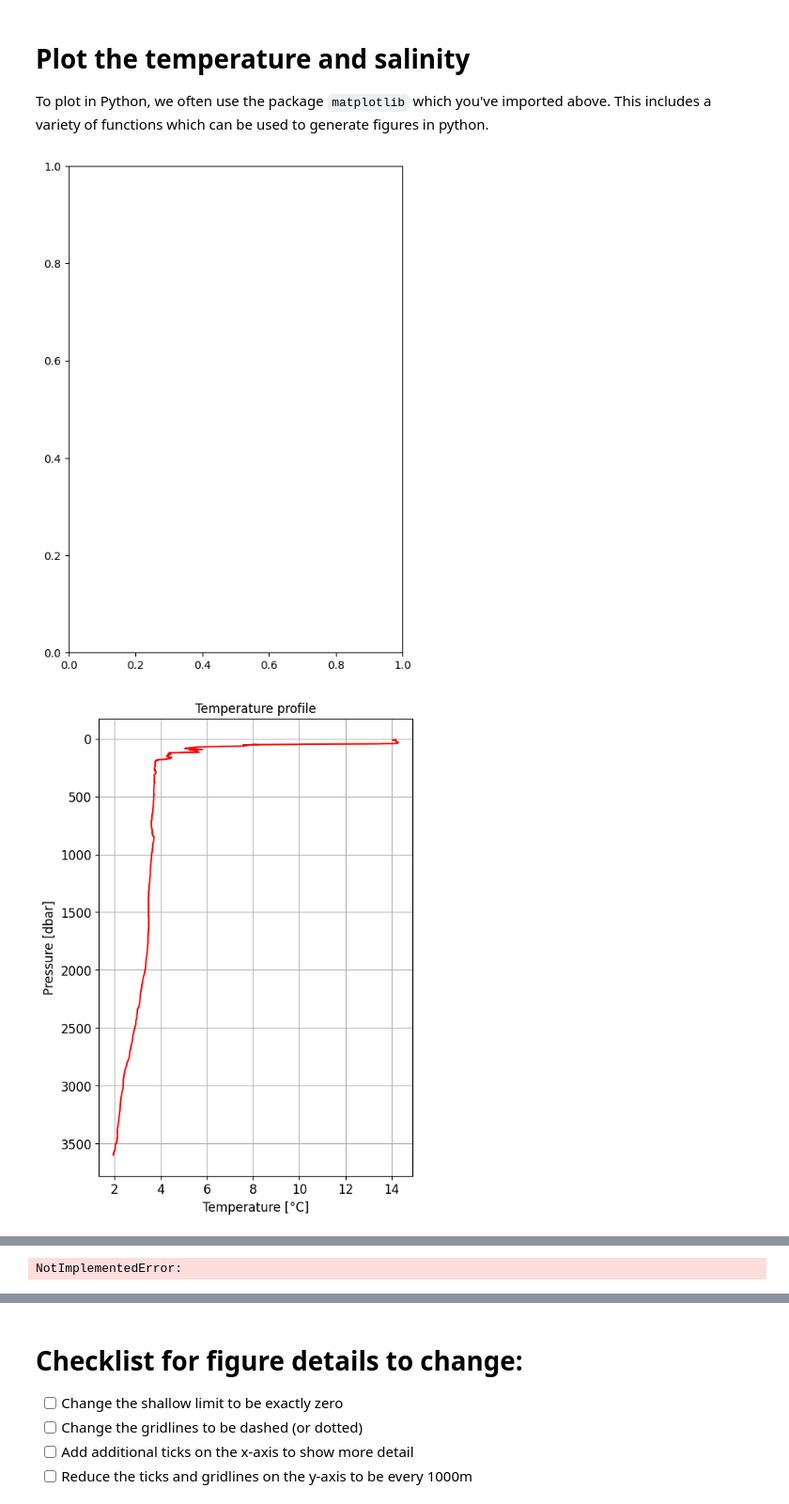
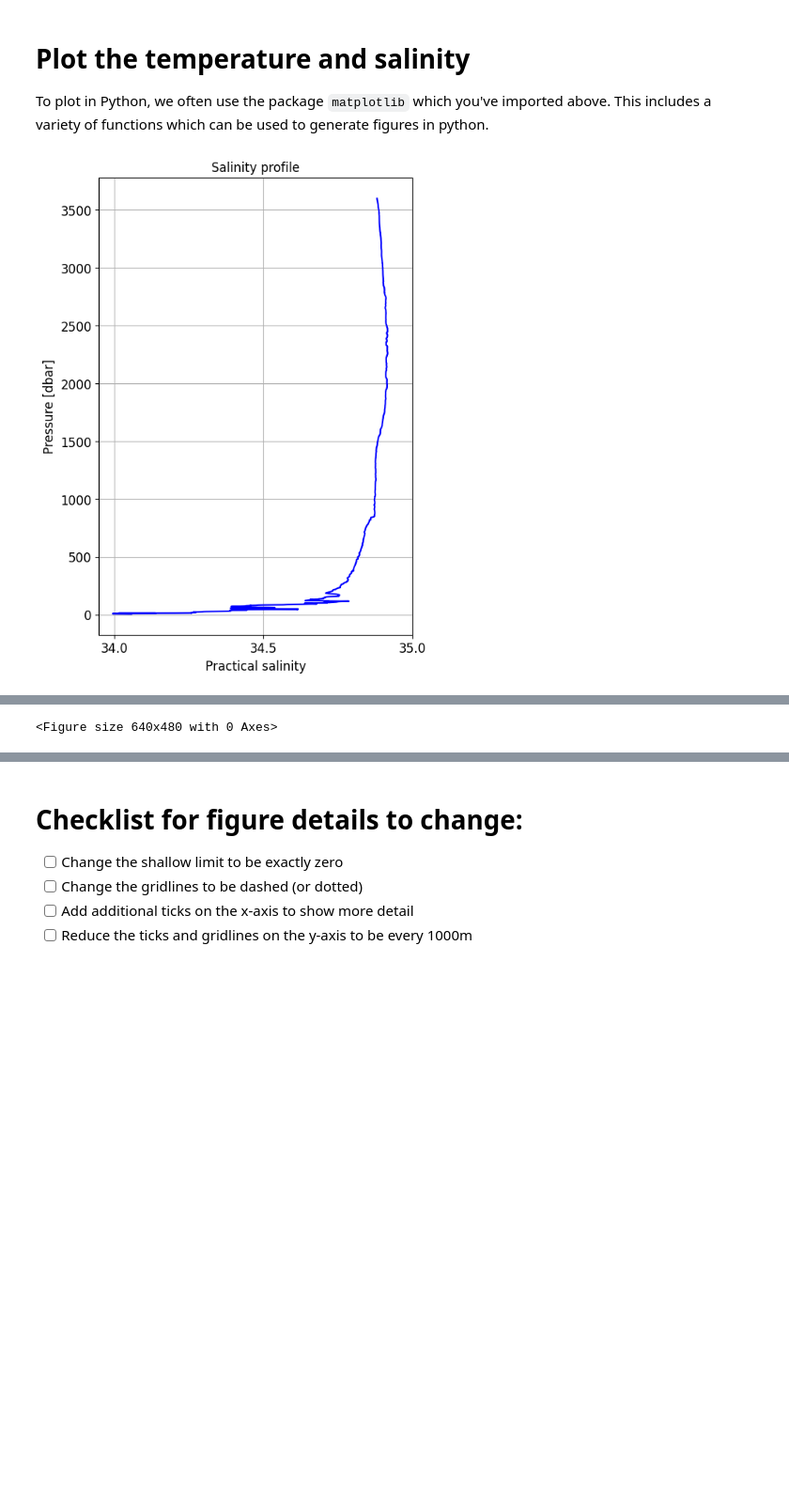
Before and after one commit to ifmeo-courses/messfern-1-ctd-HelenEire-1, a Jupyter notebook: src/assignment.ipynb, the cells around one changed output, grey strips where cells are left out. Shown at 94% size. Saved outputs shown, nothing was run; the diff lists cells and outputs as text; code cells hidden in the pictures; blank space fills up the shorter version.

```diff
--- a/src/assignment.ipynb
+++ b/src/assignment.ipynb
@@ -289,22 +289,6 @@ plt.grid(True)
 
 #YOUR CODE HERE
 
-plt.figure(2,figsize=(12, 8))
-plt.subplot(1,2,2)
-# To initialise a figure, use matplotlib.plt.figure() which takes inputs within the brackets
-# Since matplotlib is long to write, in the import cell above, we've imported it as plt
-plt.figure(1, figsize=(12, 8))
-
-# In case the figure 1 already exists, clear it using clf()
-plt.clf()
-
-# Within the figure window, we'll actually have two separate sets of axes.  These are called 'subplots' in matplotlib
-# We'll have two subplots, one next to the other, so we'll have a 1x2 grid of subplots
-plt.subplot(1,2,1)
-
-# To plot salinity, we need to reference the salinity variable in the dataset.  This is done using the syntax ctd_ds['PSAL2']
-# Here, ctd_ds is the name of the dataset, and 'PSAL2' is the name of the variable.  The variable name is case sensitive.
-plt.plot(ctd_ds[sal_string], ctd_ds[pres_string], color='blue')
 
 # Now we'd like to annotate our figure.  We can do this using the plt.xlabel() and plt.ylabel() functions
 # These functions take a string as an argument, which is the text that will be displayed on the x and y axes
@@ -313,43 +297,31 @@ plt.xlabel('Practical salinity' , fontsize=12)
 plt.ylabel('Pressure [dbar]', fontsize=12)
 
 # Since pressure decreases with depth, we want to invert the y-axis so that the surface is at the top of the plot
 plt.gca().invert_yaxis()
 
 # Here we specify where exactly the x-ticks should be placed.  We want them at 34, 34.5, and 35
 x_ticks = [34, 34.5, 35]
 plt.xticks(x_ticks, fontsize=12)
 
 # We don't specify for the y-axis, but we do want the text size to be readable.
 plt.yticks(fontsize=12)
 
 # Finally, we can add a title to the plot using plt.title().  This function also takes a string as an argument.
 plt.title('Salinity profile', fontsize=12)
 plt.grid(True)
 
 # YOUR TURN: Now, let's plot the temperature profile on the right-hand side of the figure
 # Complete the temperature plot following the same pattern as the salinity plot
 # Plot temperature vs pressure, add labels, title, formatting
 # Remember to invert the y-axis and add grid
 
 # This code saves the figure to a file.  The file type is determined by the extension of the filename.
 # IMPORTANT: Change YourName to your actual last name
-plt.savefig(figdir + 'ex1fig1-HelenEire-Messfern.png')
-plt.show()
-plt.ylabel('Pressure [dbar]', fontsize=12)
-plt.xlabel('Temperature [°C]', fontsize=12)
-plt.title('Temperature profile', fontsize=12)
-plt.yticks(fontsize=12)
-plt.grid(True)
-plt.gca().invert_yaxis()
-plt.show()
-plt.savefig(figdir + 'ex1fig1-HelenEire-Messfern.png')
-raise NotImplementedError()
 
 # This code saves the figure to a file.  The file type is determined by the extension of the filename.
 # IMPORTANT: Change YourName to your actual last name
 plt.savefig(figdir + 'ex1fig1-HelenEire-Messfern.png')
 plt.show()
 plt.savefig(figdir + 'ex1fig1-HelenEire-Messfern.png')
 # %% [output]
-[figure, old version]
+[figure, new version]
-[figure, removed]
@@ -357 +328 @@ plt.savefig(figdir + 'ex1fig1-HelenEire-Messfern.png')
-NotImplementedError:
+<Figure size 640x480 with 0 Axes>
```
Also changed, not shown: parts of 7 cells of this notebook, 1 other file.
